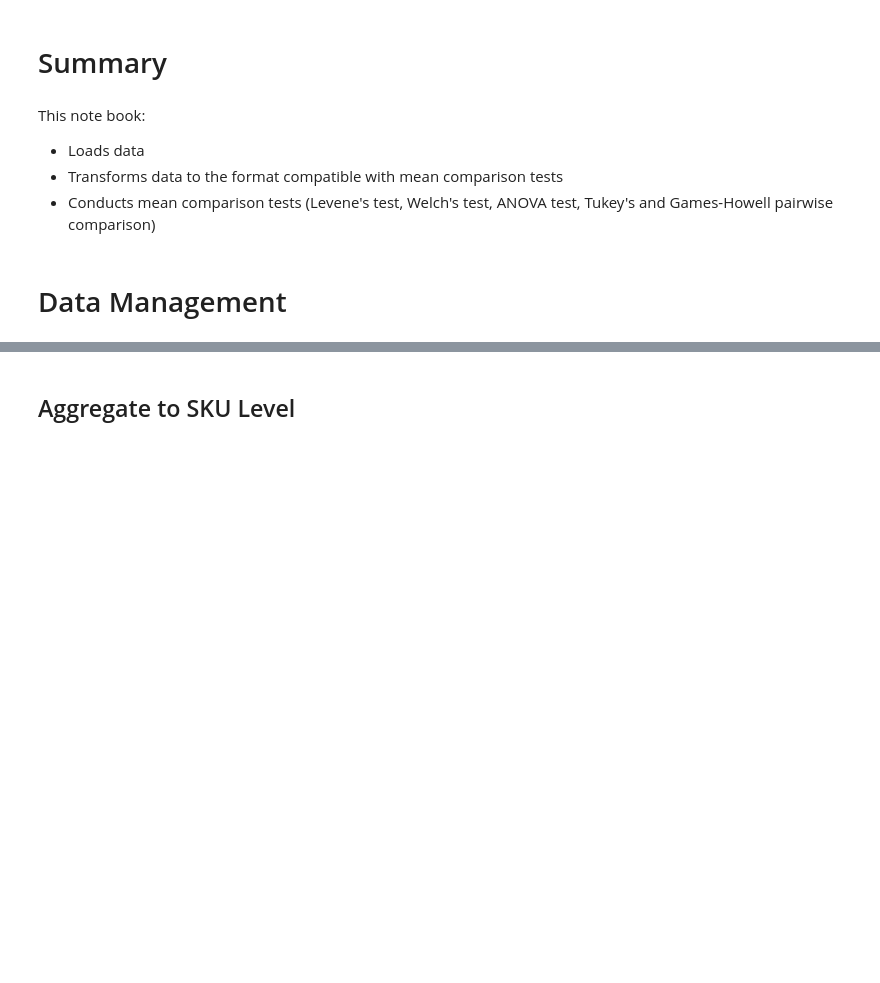
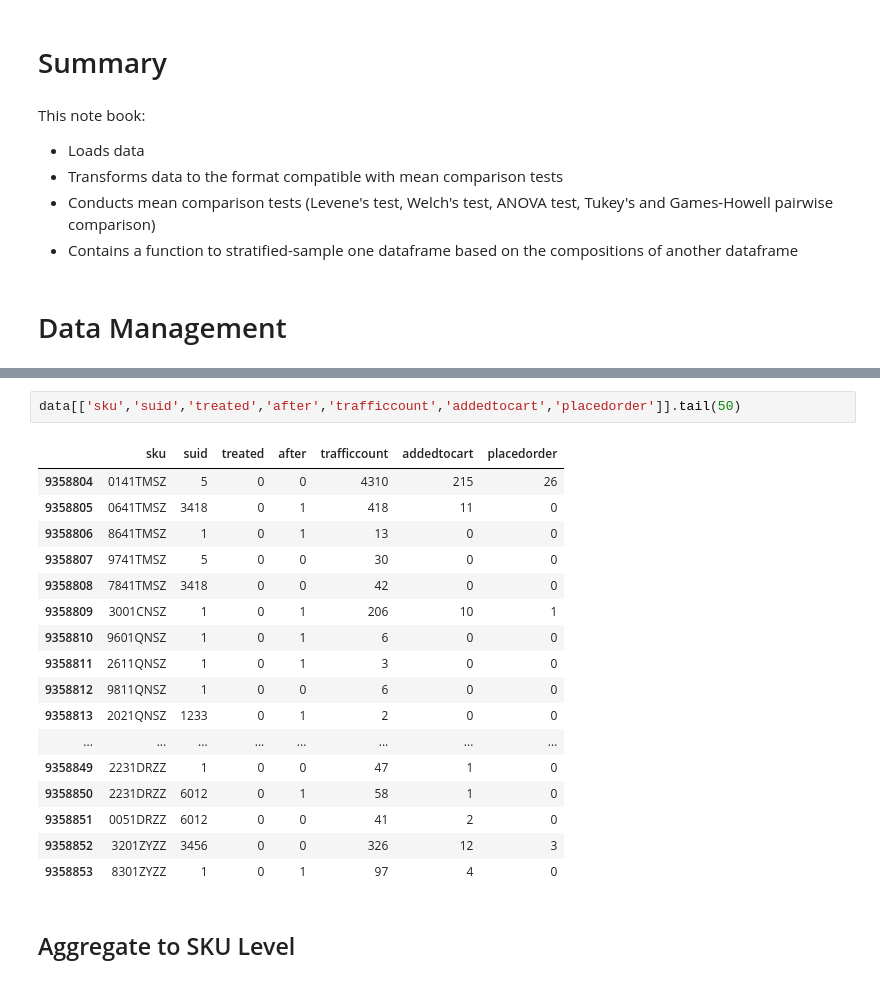
Before and after one commit to namofvietnam/before_after_ab_testing_marketing_analytics, a Jupyter notebook: difference_in_difference_ab_testing_python.ipynb, the cells around one changed output, grey strips where cells are left out. Drawn from its saved outputs; the diff is of its cells as text; blank space fills up the shorter version.

Commit message:
Update Notebook to include Stratified-Sampling
Updated Jupyter Notebook to include function and explanations for stratified-sampling from one dataset mirroring another dataset

```diff
--- a/difference_in_difference_ab_testing_python.ipynb
+++ b/difference_in_difference_ab_testing_python.ipynb
@@ -5,6 +5,7 @@ This note book:
 - Loads data
 - Transforms data to the format compatible with mean comparison tests
 - Conducts mean comparison tests (Levene's test, Welch's test, ANOVA test, Tukey's and Games-Howell pairwise comparison)
+- Contains a function to stratified-sample one dataframe based on the compositions of another dataframe
 # %% [markdown]
 # Data Management
 # %%
@@ -19,6 +20,26 @@ data.head()
 | 2 | 0001ECAA | 6 | CA | 15 | Area Rugs | Rugs | 1 | 0 | 0 | 0 | ... |
 | 3 | 3001FCAA | 3 | UK | 15 | Area Rugs | Rugs | 4312 | 0 | 0 | 0 | ... |
 | 4 | 5001FCAA | 3 | UK | 15 | Area Rugs | Rugs | 1 | 0 | 1 | 0 | ... |
+# %%
+data[['sku','suid','treated','after','trafficcount','addedtocart','placedorder']].tail(50)
+# %% [output]
+|  | sku | suid | treated | after | trafficcount | addedtocart | placedorder |
+| 9358804 | 0141TMSZ | 5 | 0 | 0 | 4310 | 215 | 26 |
+| 9358805 | 0641TMSZ | 3418 | 0 | 1 | 418 | 11 | 0 |
+| 9358806 | 8641TMSZ | 1 | 0 | 1 | 13 | 0 | 0 |
+| 9358807 | 9741TMSZ | 5 | 0 | 0 | 30 | 0 | 0 |
+| 9358808 | 7841TMSZ | 3418 | 0 | 0 | 42 | 0 | 0 |
+| 9358809 | 3001CNSZ | 1 | 0 | 1 | 206 | 10 | 1 |
+| 9358810 | 9601QNSZ | 1 | 0 | 1 | 6 | 0 | 0 |
+| 9358811 | 2611QNSZ | 1 | 0 | 1 | 3 | 0 | 0 |
+| 9358812 | 9811QNSZ | 1 | 0 | 0 | 6 | 0 | 0 |
+| 9358813 | 2021QNSZ | 1233 | 0 | 1 | 2 | 0 | 0 |
+| ... | ... | ... | ... | ... | ... | ... | ... |
+| 9358849 | 2231DRZZ | 1 | 0 | 0 | 47 | 1 | 0 |
+| 9358850 | 2231DRZZ | 6012 | 0 | 1 | 58 | 1 | 0 |
+| 9358851 | 0051DRZZ | 6012 | 0 | 0 | 41 | 2 | 0 |
+| 9358852 | 3201ZYZZ | 3456 | 0 | 0 | 326 | 12 | 3 |
+| 9358853 | 8301ZYZZ | 1 | 0 | 1 | 97 | 4 | 0 |
 # %% [markdown]
 ## Aggregate to SKU Level
 # %%
```
Also changed, not shown: parts of 17 cells of this notebook.
